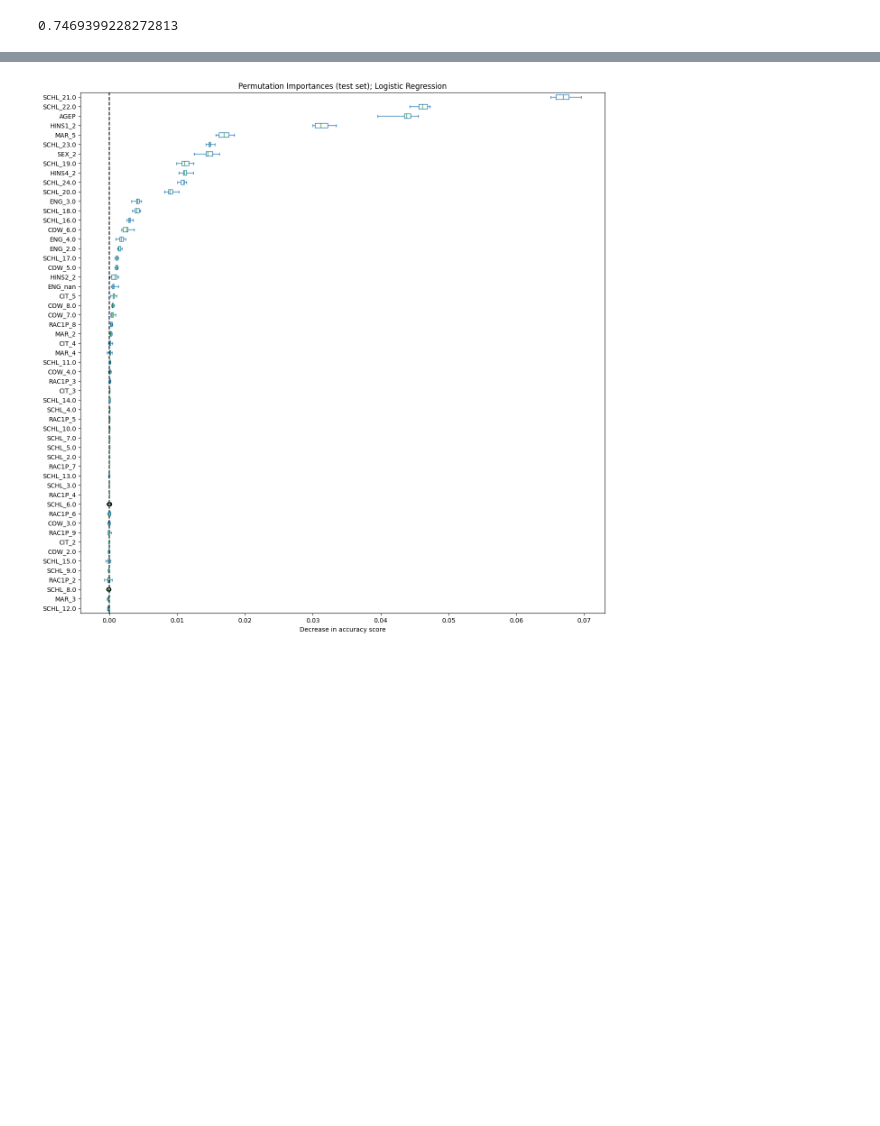
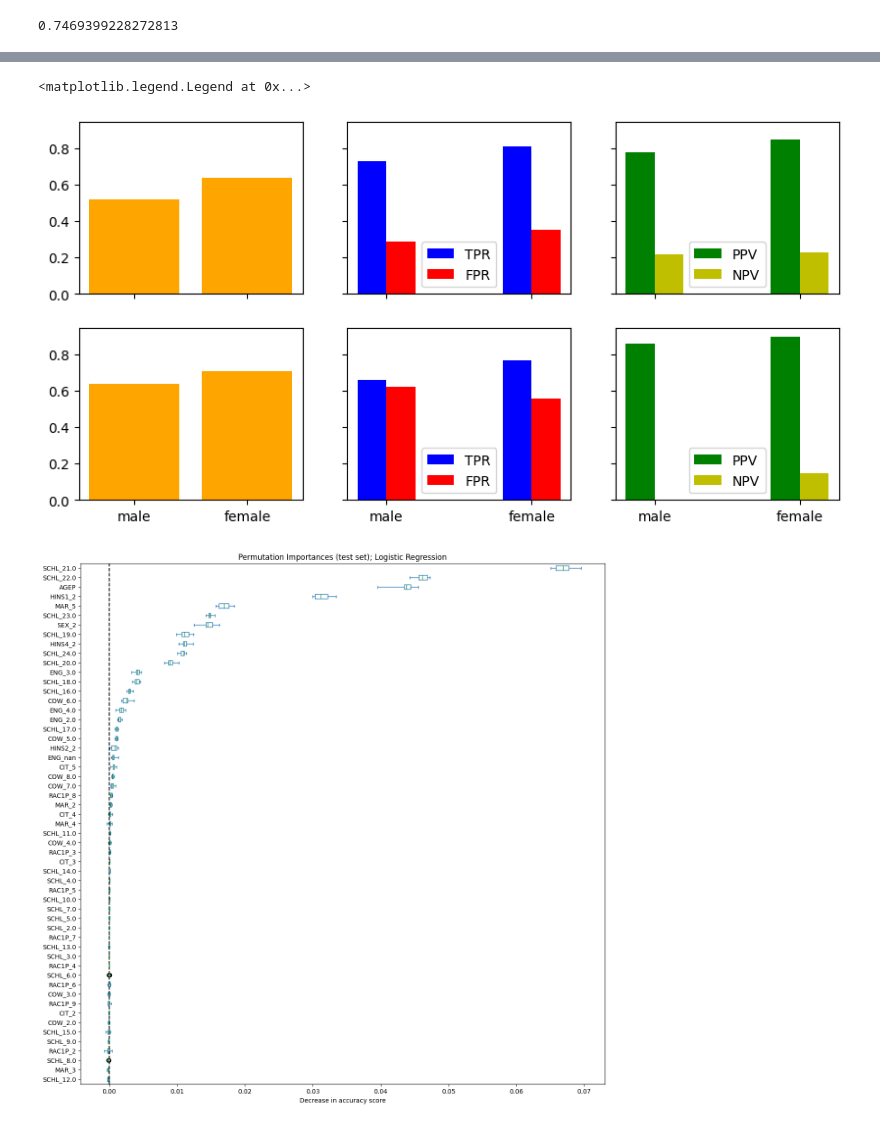
Before and after one commit to TheJarmanitor/algorithmic_fairness_2024, a Jupyter notebook: Handin_1/afae24-assignment-01-template.ipynb, the cells around one changed output, grey strips where cells are left out. Drawn from its saved outputs; the diff is of its cells as text; code cells hidden in the pictures; blank space fills up the shorter version.

```diff
--- a/Handin_1/afae24-assignment-01-template.ipynb
+++ b/Handin_1/afae24-assignment-01-template.ipynb
@@ -257,3 +328,43 @@ array([9423, 9089])
+# %%
+fig,ax = plt.subplots(2,3, figsize=(10,5), sharey=True)
+
+#bar plot statistical parities for both models
+ax[0,0].bar(statistical_parity_logistic.keys(), statistical_parity_logistic.values(), color='orange')
+ax[0,0].set_xticklabels(["", ""])
+ax[1,0].bar(statistical_parity_clf.keys(), statistical_parity_clf.values(), color='orange')
+
+#bar plot for equalized odds for both models
+ax[0,1].bar(np.arange(2), equalized_odds_logistic["true_positive"].values(), color='b', width=0.2, label="TPR")
+ax[0,1].bar(np.arange(2)+0.2, equalized_odds_logistic["false_positive"].values(), color='r', width=0.2, label="FPR")
+ax[0,1].set_xticks([0.1,1.1], ["", ""])
+ax[0,1].legend()
+
+ax[1,1].bar(np.arange(2), equalized_odds_clf["true_positive"].values(), color='b', width=0.2, label="TPR")
+ax[1,1].bar(np.arange(2)+0.2, equalized_odds_clf["false_positive"].values(), color='r', width=0.2, label="FPR")
+ax[1,1].set_xticks([0.1,1.1], ["male", "female"])
+ax[1,1].legend()
+
+#bar plot for equalized outcomesfor both models
+ax[0,2].bar(np.arange(2), equalized_outcomes_logistic["true_positive"].values(), color='g', width=0.2, label="PPV")
+ax[0,2].bar(np.arange(2)+0.2, equalized_outcomes_logistic["false_negative"].values(), color='y', width=0.2, label="NPV")
+ax[0,2].set_xticks([0.1,1.1], ["", ""])
+ax[0,2].legend()
+
+ax[1,2].bar(np.arange(2), equalized_outcomes_clf["true_positive"].values(), color='g', width=0.2, label="PPV")
+ax[1,2].bar(np.arange(2)+0.2, equalized_outcomes_clf["false_negative"].values(), color='y', width=0.2, label="NPV")
+ax[1,2].set_xticks([0.1,1.1], ["male", "female"])
+ax[1,2].legend()
+
+
+
+### TPR: True Positive Rate
+### FPR: False Positive Rate
+
+### PPV: Positive Predictive Value
+### NPV: Negative Predictive Value
+# %% [output]
+<matplotlib.legend.Legend at 0x...>
+[figure, added]
 # %%
 from sklearn.inspection import permutation_importance
 LogR = LogisticRegression(max_iter=5000, penalty ="l2", C= 0.8497534359086438, tol = 1e-4, solver = "saga").fit(X_train, y_train)
```
Also changed, not shown: parts of 14 cells of this notebook.
